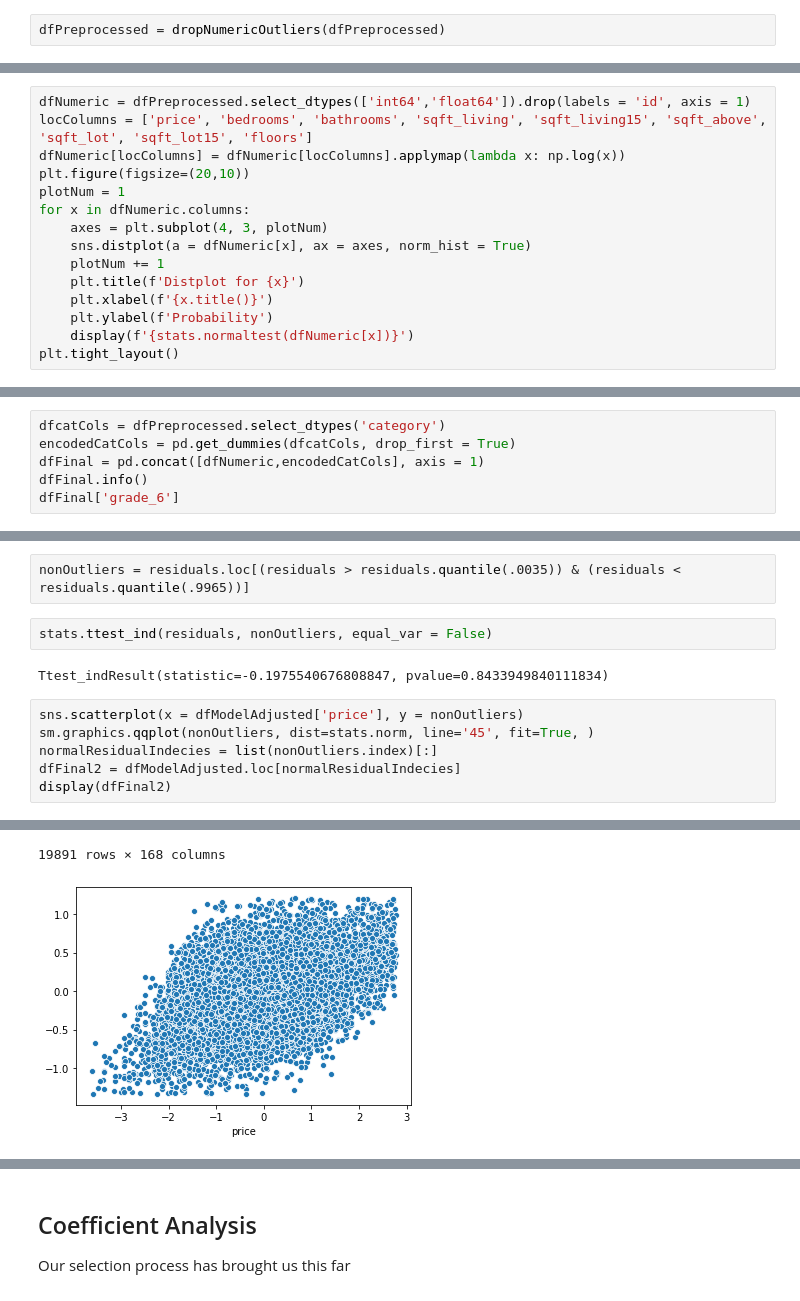
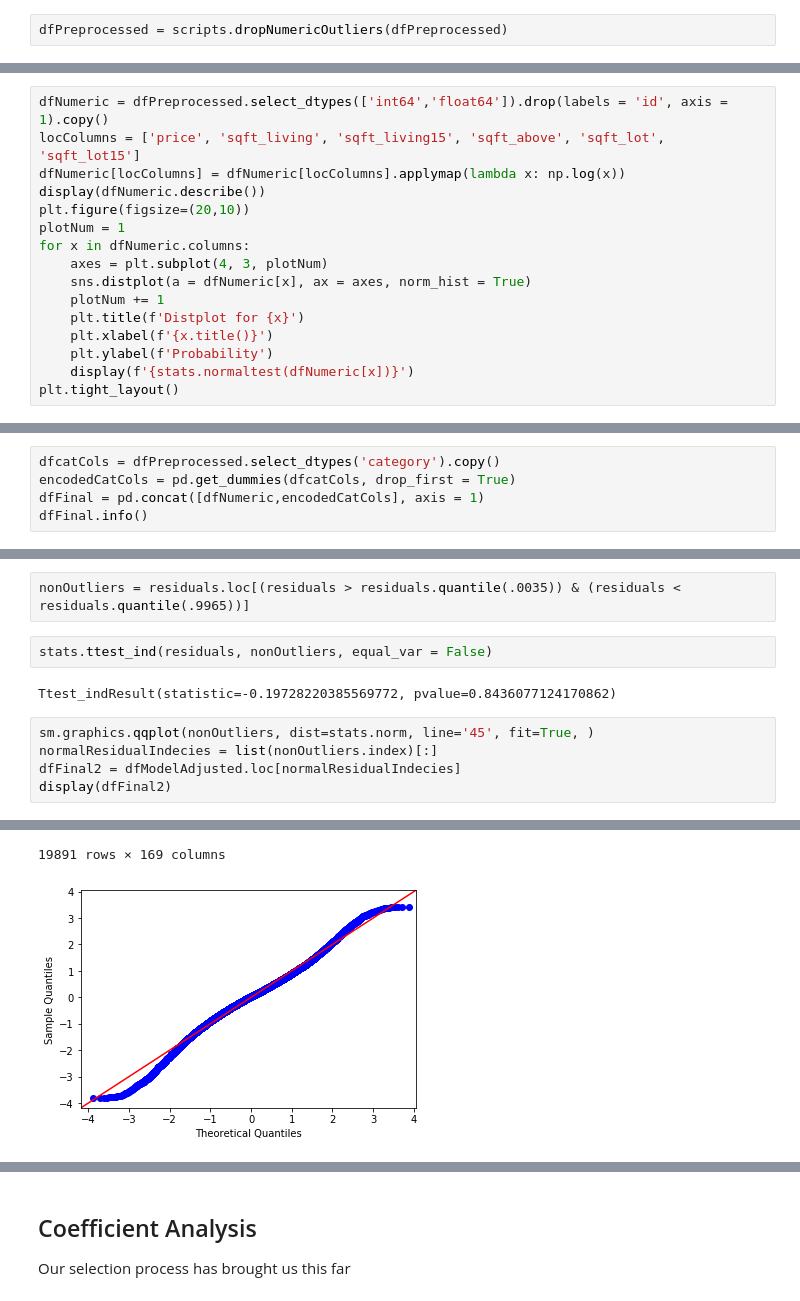
Before and after one commit to minthammock/dsc-mod-2-project-v2-1-onl01-dtsc-pt-041320, a Jupyter notebook: student.ipynb, the cells around one changed output, grey strips where cells are left out. Cells and saved outputs as stored; diff of their text form.

```diff
--- a/student.ipynb
+++ b/student.ipynb
@@ -471,7 +461,7 @@ def dropNumericOutliers(df, throwAwayThreshold = .05):
 
     return df.drop(index = outlierIndicies)
 # %%
-dfPreprocessed = dropNumericOutliers(dfPreprocessed)
+dfPreprocessed = scripts.dropNumericOutliers(dfPreprocessed)
 # %% [output]
 Int64Index([   21,   153,   246,   269,   282,   300,   312,   518,   540,
               556,
@@ -509,9 +499,10 @@ This are looking linear in general with the exception of lat/long, zip, id, and
 # %%
 # stats.normaltest()
 # %%
-dfNumeric = dfPreprocessed.select_dtypes(['int64','float64']).drop(labels = 'id', axis = 1)
-locColumns = ['price', 'bedrooms', 'bathrooms', 'sqft_living', 'sqft_living15', 'sqft_above', 'sqft_lot', 'sqft_lot15', 'floors']
+dfNumeric = dfPreprocessed.select_dtypes(['int64','float64']).drop(labels = 'id', axis = 1).copy()
+locColumns = ['price', 'sqft_living', 'sqft_living15', 'sqft_above', 'sqft_lot', 'sqft_lot15']
 dfNumeric[locColumns] = dfNumeric[locColumns].applymap(lambda x: np.log(x))
+display(dfNumeric.describe())
 plt.figure(figsize=(20,10))
 plotNum = 1
 for x in dfNumeric.columns:
@@ -578,11 +566,10 @@ Index(['price', 'bedrooms', 'bathrooms', 'sqft_living', 'sqft_lot', 'floors',
 
 Moving on to our baseline model we need to encode our categorical data. The approach we will be using in one-hot encoding.
 # %%
-dfcatCols = dfPreprocessed.select_dtypes('category')
+dfcatCols = dfPreprocessed.select_dtypes('category').copy()
 encodedCatCols = pd.get_dummies(dfcatCols, drop_first = True)
 dfFinal = pd.concat([dfNumeric,encodedCatCols], axis = 1)
 dfFinal.info()
-dfFinal['grade_6']
 # %% [output]
 <class 'pandas.core.frame.DataFrame'>
 Int64Index: 20033 entries, 0 to 21596
@@ -772,9 +741,8 @@ nonOutliers = residuals.loc[(residuals > residuals.quantile(.0035)) & (residuals
 # %%
 stats.ttest_ind(residuals, nonOutliers, equal_var = False)
 # %% [output]
-Ttest_indResult(statistic=-0.1975540676808847, pvalue=0.8433949840111834)
+Ttest_indResult(statistic=-0.19728220385569772, pvalue=0.8436077124170862)
 # %%
-sns.scatterplot(x = dfModelAdjusted['price'], y = nonOutliers)
 sm.graphics.qqplot(nonOutliers, dist=stats.norm, line='45', fit=True, )
 normalResidualIndecies = list(nonOutliers.index)[:]
 dfFinal2 = dfModelAdjusted.loc[normalResidualIndecies]
@@ -795,2 +763,2 @@ display(dfFinal2)
-19891 rows × 168 columns
+19891 rows × 169 columns
-[figure, old version]
+[figure, new version]
```
Also changed, not shown: parts of 28 cells of this notebook, 2 other files.
